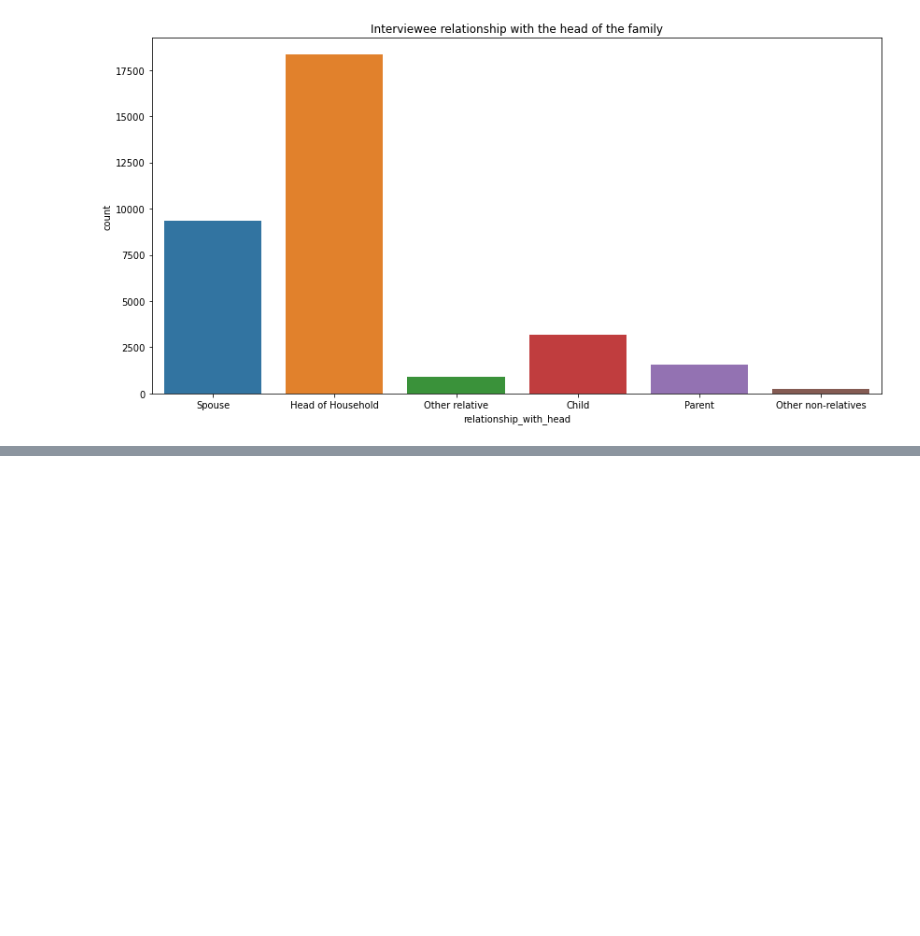
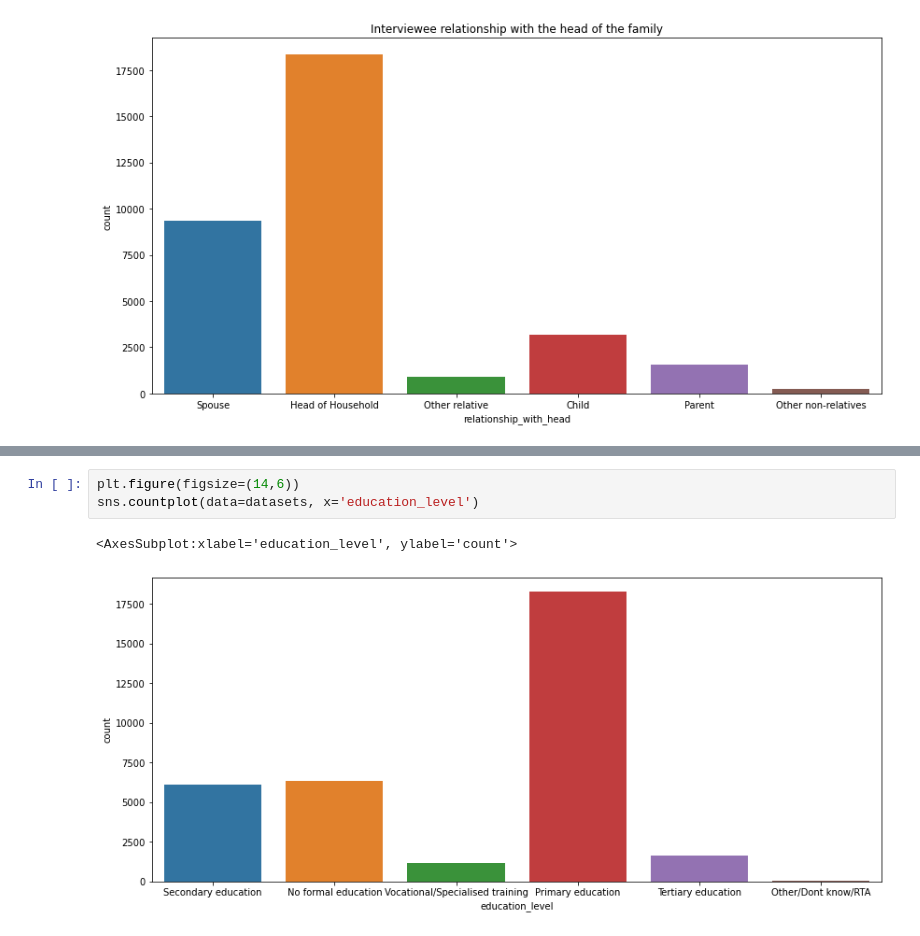
Before and after one commit to stevejj4/Financial-Inclusion-In-Afrika, a Jupyter notebook: processing.ipynb, the cells around one changed output, grey strips where cells are left out. Saved outputs shown, nothing was run; the diff lists cells and outputs as text; blank space fills up the shorter version.

```diff
--- a/processing.ipynb
+++ b/processing.ipynb
@@ -233,0 +276,6 @@ sns.countplot(data=datasets, x='relationship_with_head')
+# %%
+plt.figure(figsize=(14,6))
+sns.countplot(data=datasets, x='education_level')
+# %% [output]
+<AxesSubplot:xlabel='education_level', ylabel='count'>
+[figure, added]
```
Also changed, not shown: parts of 11 cells of this notebook.
